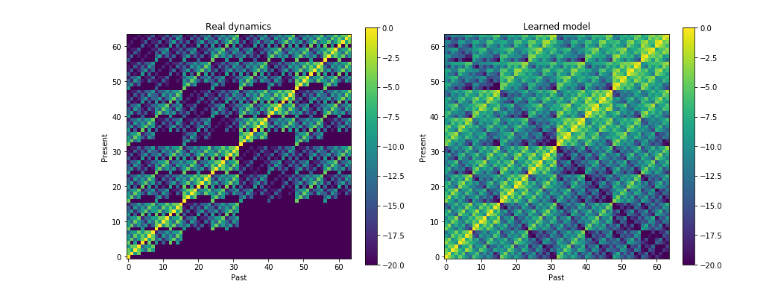
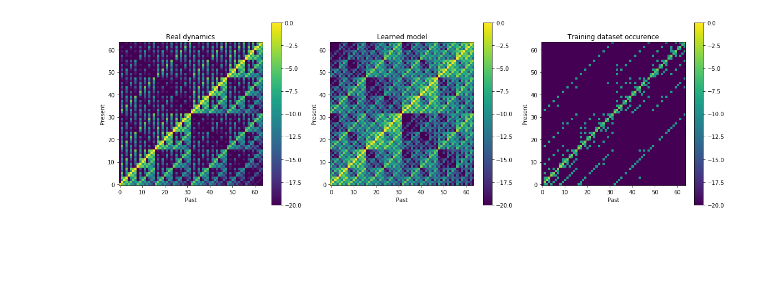
Before and after one commit to charlesmurphy1/dynalearn, a Jupyter notebook: notebooks/cvae_SIS_naivemethod.ipynb, the cells around one changed output. Cells and saved outputs as stored; diff of their text form; code cells hidden in the pictures; blank space fills up the shorter version.

Commit message:
Modif. to the degree model

```diff
--- a/notebooks/cvae_SIS_naivemethod.ipynb
+++ b/notebooks/cvae_SIS_naivemethod.ipynb
@@ -72,7 +75,7 @@ lr = 1e-2
 wd = 1e-3
 optimizer = lambda p: torch.optim.Adam(p, lr=lr, weight_decay=wd)
 loss = torch.nn.BCELoss(reduction='none')
-scheduler = lambda o: torch.optim.lr_scheduler.ReduceLROnPlateau(o, patience=10, factor=0.2)
+scheduler = lambda o: torch.optim.lr_scheduler.ReduceLROnPlateau(o, patience=5, factor=0.2)
 use_cuda = torch.cuda.is_available()
 
 model = dl.basicMarkovCompleteVAE(graph, n_hidden, n_embedding,
@@ -81,7 +84,7 @@ model = dl.basicMarkovCompleteVAE(graph, n_hidden, n_embedding,
 # %%
 model.fit(train_dataset,
           val_dataset=val_dataset,
-          epochs=100,
+          epochs=50,
           batch_size=128,
           verbose=True,
           keep_best=True,
@@ -180,13 +174,0 @@ markovProb /= np.sum(markovProb, 0)
-# %%
-learnedProb = np.zeros([len(all_states), len(all_states)])
-for i, past in enumerate(all_states):
-    _past = torch.tensor(past).float()
-    prob, _, _ = model.predict(_past, batch_size=2)
-    avg_prob = np.mean(prob, 0)
-    for j, present in enumerate(all_states):
-        present_prob = present * avg_prob + (1 - present) * (1 - avg_prob)
-        learnedProb[i, j] = np.prod(present_prob)
-
-learnedProb[learnedProb < 1e-50] = 1e-50
-
-learnedProb /= np.sum(learnedProb, 0)
@@ -193,25 +232,36 @@ learnedProb /= np.sum(learnedProb, 0)
+# %%
+realTransProb, learnedTransProb = get_transitionProb(graph, model, train_dataset, epsilon=1e-50)
+occurence = get_transitionOccurence(graph, train_dataset, epsilon=1e-50)
+
+np.savetxt(os.path.join(f_prefix, "real_transition_prob.txt"), realTransProb)
+np.savetxt(os.path.join(f_prefix, "learned_transition_prob.txt"), learnedTransProb)
+np.savetxt(os.path.join(f_prefix, "config_occurence.txt"), occurence)
 # %%
-fig, ax = plt.subplots(1, 2, figsize=(12, 5))
+fig, ax = plt.subplots(1, 3, figsize=(16, 5))
 
-cs = ax[0].imshow(np.log(markovProb), origin='lower', vmin=-20, vmax=0)
+cs = ax[0].imshow(np.log(realTransProb), origin='lower', vmin=-20, vmax=0)
 # ax[0].xaxis.tick_top()
 ax[0].set_xlabel('Past')
 ax[0].set_ylabel('Present')
 ax[0].set_title('Real dynamics')
 plt.colorbar(cs, ax=ax[0])
 
-ax[1].imshow(np.log(learnedProb), origin='lower', vmin=-20, vmax=0)
+ax[1].imshow(np.log(learnedTransProb), origin='lower', vmin=-20, vmax=0)
 # ax[1].xaxis.tick_top()
 ax[1].set_xlabel('Past')
 ax[1].set_ylabel('Present')
 ax[1].set_title('Learned model')
 plt.colorbar(cs, ax=ax[1])
+
+cs = ax[2].imshow(np.log(occurence), origin='lower', vmin=-20, vmax=0)
+ax[2].set_xlabel('Past')
+ax[2].set_ylabel('Present')
+ax[2].set_title('Training dataset occurence')
+plt.colorbar(cs, ax=ax[2])
 plt.tight_layout()
 
-figname = "{0}_trans_{1}_rate{2}_dt{3}".format(approach, graph.name, rate, dt)
-fig.savefig("fig/png/" + figname + ".png")
-fig.savefig("fig/pdf/" + figname + ".pdf")
+fig.savefig(os.path.join(f_prefix, "transition_prob.png"))
 
 plt.show()
 # %% [output]
-[figure, old version]
+[figure, new version]
```
Also changed, not shown: parts of 9 cells of this notebook, 8 other files.
